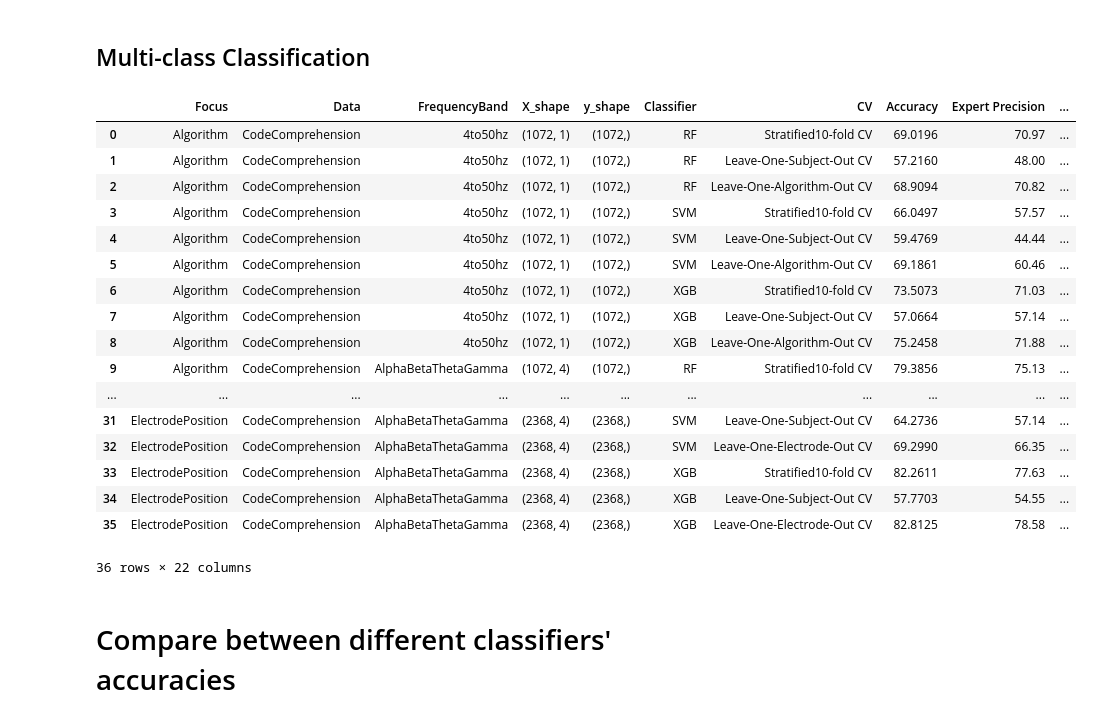
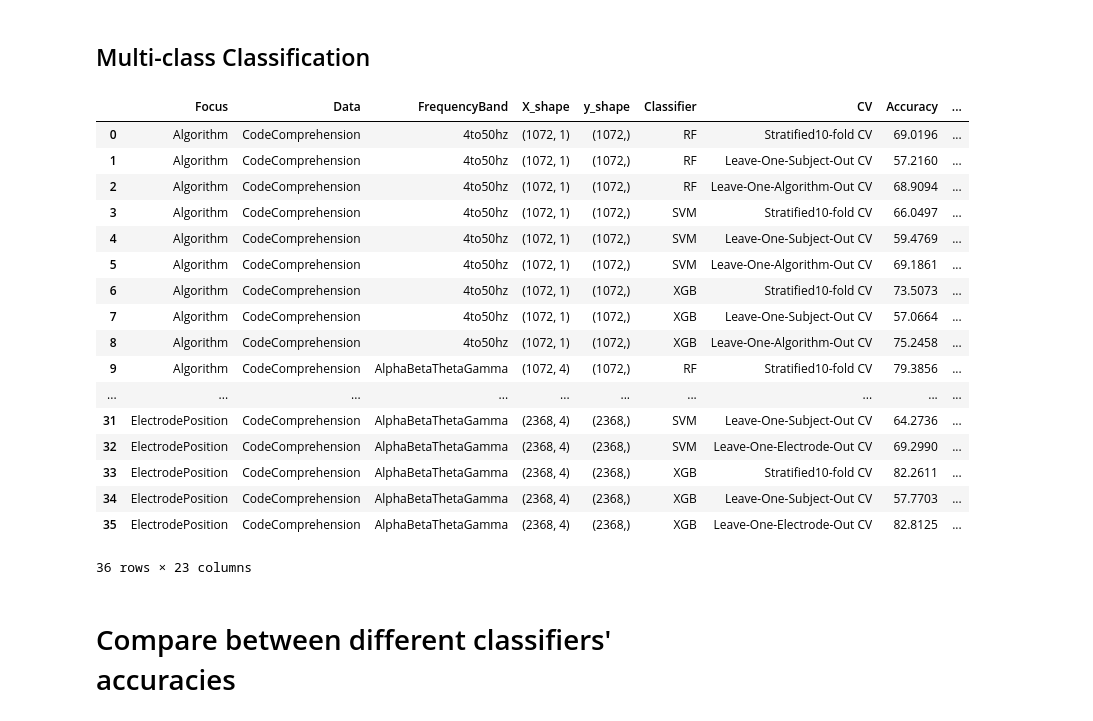
Before and after one commit to Mahima-Acharya/Classifying-Programmers-Skill-Level-using-EEG-data, a Jupyter notebook: 5_Classification/RQ3_classification_middle_window.ipynb, the cells around one changed output. Drawn from its saved outputs; the diff is of its cells as text; code cells hidden in the pictures.

```diff
--- a/5_Classification/RQ3_classification_middle_window.ipynb
+++ b/5_Classification/RQ3_classification_middle_window.ipynb
@@ -18,12 +20,12 @@ path="C:/Users/Mahima Acharya/Documents/BCI/Data/EEG_Result/Paper/RQ3/Classifica
 def get_classification(classifier, classifier_initialisation, cv_methods, cv_strategies, X, y_encoded, participants, focus, num_class):
 
     if num_class == 2:
-        df_clf_result= pd.DataFrame(columns=['Classifier', 'CV', 'Accuracy',
+        df_clf_result= pd.DataFrame(columns=['Classifier', 'CV', 'Accuracy', 'Standard Deviation Accuracy',
                                              'Expert Precision','Expert Recall', 'Expert F1-Score', 'Expert Support',
                                              'Novice Precision','Novice Recall', 'Novice F1-Score', 'Novice Support',
                                              'Best Group', 'Best Accuracy','Best Confusion Matrix' ])
     elif num_class == 3:
-        df_clf_result= pd.DataFrame(columns=['Classifier', 'CV', 'Accuracy',
+        df_clf_result= pd.DataFrame(columns=['Classifier', 'CV', 'Accuracy', 'Standard Deviation Accuracy',
                                              'Expert Precision','Expert Recall', 'Expert F1-Score', 'Expert Support',
                                              'Intermediate Precision','Intermediate Recall', 'Intermediate F1-Score', 'Intermediate Support',
                                              'Novice Precision','Novice Recall', 'Novice F1-Score', 'Novice Support',
@@ -114,9 +116,9 @@ def get_classification(classifier, classifier_initialisation, cv_methods, cv_str
                         class_report[label]['support'].append(metrics['support'])
                 print("\n")
 
-            #Average Accuracy over all folds
-            average_accuracy = np.round((sum(accuracy_scores) / len(accuracy_scores)), decimals=4)
-            print(f"\n Average Accuracy: {average_accuracy}")
+            average_accuracy = np.round(np.mean(accuracy_scores), decimals=4)
+            std_accuracy = np.round(np.std(accuracy_scores), decimals=4)
+            print(f"\n Average Accuracy: {average_accuracy} ± {std_accuracy}")
 
             # Pad smaller matrices with zeros before summing to avoid shape mismatch in multiclass classification
             max_shape = max(cm.shape for cm in conf_matrices)
@@ -155,12 +157,12 @@ def get_classification(classifier, classifier_initialisation, cv_methods, cv_str
                 best_conf_matrix = None
             #Save the result into a dataframe
             if num_class == 2:
-                df_clf_result.loc[len(df_clf_result)]= [classifier, cv_method, average_accuracy,
+                df_clf_result.loc[len(df_clf_result)]= [classifier, cv_method, average_accuracy, std_accuracy,
                                                         average_class_reports['0']['precision'], average_class_reports['0']['recall'], average_class_reports['0']['f1-score'], average_class_reports['0']['support'],
                                                         average_class_reports['1']['precision'], average_class_reports['1']['recall'], average_class_reports['1']['f1-score'], average_class_reports['1']['support'],
                                                         best_group, max_accuracy, best_conf_matrix]
             elif num_class == 3:
-                df_clf_result.loc[len(df_clf_result)]= [classifier, cv_method, average_accuracy,
+                df_clf_result.loc[len(df_clf_result)]= [classifier, cv_method, average_accuracy, std_accuracy,
                                                         average_class_reports['0']['precision'], average_class_reports['0']['recall'], average_class_reports['0']['f1-score'], average_class_reports['0']['support'],
                                                         average_class_reports['1']['precision'], average_class_reports['1']['recall'], average_class_reports['1']['f1-score'], average_class_reports['1']['support'],
                                                         average_class_reports['2']['precision'], average_class_reports['2']['recall'], average_class_reports['2']['f1-score'], average_class_reports['2']['support'],
@@ -194,7 +206,7 @@ sys.stdout = log_file
 
 # Define the number of classes for classification
 num_class = 2
-df_result = pd.DataFrame(columns=['Focus', 'Data', 'FrequencyBand','X_shape','y_shape','Classifier','CV','Accuracy',
+df_result = pd.DataFrame(columns=['Focus', 'Data', 'FrequencyBand','X_shape','y_shape','Classifier','CV','Accuracy', 'Standard Deviation Accuracy',
                                   'Expert Precision','Expert Recall', 'Expert F1-Score', 'Expert Support',
                                   'Novice Precision','Novice Recall', 'Novice F1-Score', 'Novice Support',
                                   'Best Group', 'Best Accuracy'])
@@ -271,6 +283,7 @@ for index, row in tqdm(df_processed.iterrows(), total=len(df_processed)):
         classifier = row['Classifier']
         cv = row['CV']
         accuracy = row['Accuracy']
+        std_accuracy = row['Standard Deviation Accuracy']
         expert_precision = row['Expert Precision']
         expert_recall = row['Expert Recall']
         expert_f1_score = row['Expert F1-Score']
@@ -283,7 +296,7 @@ for index, row in tqdm(df_processed.iterrows(), total=len(df_processed)):
         max_accuracy = row['Best Accuracy']
 
         # Add a new row to df_result
-        df_result.loc[len(df_result)] = [focus, data, freq_band, X_shape, y_shape, classifier, cv, accuracy,
+        df_result.loc[len(df_result)] = [focus, data, freq_band, X_shape, y_shape, classifier, cv, accuracy, std_accuracy,
                                          expert_precision, expert_recall, expert_f1_score, expert_support,
                                          novice_precision, novice_recall, novice_f1_score, novice_support,
                                           best_group, max_accuracy]
@@ -320,7 +333,7 @@ sys.stdout = log_file
 # Define the number of classes for classification
 num_class = 3
 
-df_mcl_result = pd.DataFrame(columns=['Focus', 'Data', 'FrequencyBand','X_shape','y_shape','Classifier', 'CV','Accuracy',
+df_mcl_result = pd.DataFrame(columns=['Focus', 'Data', 'FrequencyBand','X_shape','y_shape','Classifier', 'CV','Accuracy', 'Standard Deviation Accuracy',
                                       'Expert Precision','Expert Recall', 'Expert F1-Score', 'Expert Support',
                                              'Intermediate Precision','Intermediate Recall', 'Intermediate F1-Score', 'Intermediate Support',
                                              'Novice Precision','Novice Recall', 'Novice F1-Score', 'Novice Support',
@@ -398,6 +411,7 @@ for index, row in tqdm(df_processed.iterrows(), total=len(df_processed)):
         classifier = row['Classifier']
         cv = row['CV']
         accuracy = row['Accuracy']
+        std_accuracy = row['Standard Deviation Accuracy']
         expert_precision = row['Expert Precision']
         expert_recall = row['Expert Recall']
         expert_f1_score = row['Expert F1-Score']
@@ -413,7 +427,7 @@ for index, row in tqdm(df_processed.iterrows(), total=len(df_processed)):
         best_group = row ['Best Group']
         max_accuracy = row['Best Accuracy']
         # Add a new row to df_result
-        df_mcl_result.loc[len(df_mcl_result)] = [focus, data, freq_band, X_shape, y_shape, classifier, cv, accuracy,
+        df_mcl_result.loc[len(df_mcl_result)] = [focus, data, freq_band, X_shape, y_shape, classifier, cv, accuracy, std_accuracy,
                                                  expert_precision, expert_recall, expert_f1_score, expert_support,
                                                 intermediate_precision, intermediate_recall, intermediate_f1_score, intermediate_support,
                                                 novice_precision, novice_recall, novice_f1_score, novice_support,
@@ -469,7 +484,7 @@ sys.stdout = log_file
 
 # Define the number of classes for classification
 num_class = 2
-df_result = pd.DataFrame(columns=['Focus', 'Data', 'FrequencyBand','X_shape','y_shape','Classifier','CV','Accuracy',
+df_result = pd.DataFrame(columns=['Focus', 'Data', 'FrequencyBand','X_shape','y_shape','Classifier','CV','Accuracy', 'Standard Deviation Accuracy',
                                   'Expert Precision','Expert Recall', 'Expert F1-Score', 'Expert Support',
                                   'Novice Precision','Novice Recall', 'Novice F1-Score', 'Novice Support',
                                   'Best Group', 'Best Accuracy'])
@@ -546,6 +561,7 @@ for index, row in tqdm(df_processed.iterrows(), total=len(df_processed)):
         classifier = row['Classifier']
         cv = row['CV']
         accuracy = row['Accuracy']
+        std_accuracy = row['Standard Deviation Accuracy']
         expert_precision = row['Expert Precision']
         expert_recall = row['Expert Recall']
         expert_f1_score = row['Expert F1-Score']
@@ -558,7 +574,7 @@ for index, row in tqdm(df_processed.iterrows(), total=len(df_processed)):
         max_accuracy = row['Best Accuracy']
 
         # Add a new row to df_result
-        df_result.loc[len(df_result)] = [focus, data, freq_band, X_shape, y_shape, classifier, cv, accuracy,
+        df_result.loc[len(df_result)] = [focus, data, freq_band, X_shape, y_shape, classifier, cv, accuracy, std_accuracy,
                                          expert_precision, expert_recall, expert_f1_score, expert_support,
                                          novice_precision, novice_recall, novice_f1_score, novice_support,
                                           best_group, max_accuracy]
@@ -599,7 +615,7 @@ sys.stdout = log_file
 # Define the number of classes for classification
 num_class = 3
 
-df_mcl_result = pd.DataFrame(columns=['Focus', 'Data', 'FrequencyBand','X_shape','y_shape','Classifier', 'CV','Accuracy',
+df_mcl_result = pd.DataFrame(columns=['Focus', 'Data', 'FrequencyBand','X_shape','y_shape','Classifier', 'CV','Accuracy', 'Standard Deviation Accuracy',
                                       'Expert Precision','Expert Recall', 'Expert F1-Score', 'Expert Support',
                                              'Intermediate Precision','Intermediate Recall', 'Intermediate F1-Score', 'Intermediate Support',
                                              'Novice Precision','Novice Recall', 'Novice F1-Score', 'Novice Support',
@@ -673,52 +689,53 @@ for index, row in tqdm(df_processed.iterrows(), total=len(df_processed)):
 
     # Iterate through each row in df_clf_result
     for index, row in df_clf_result.iterrows():
         # Extract relevant information from df_clf_result
         classifier = row['Classifier']
         cv = row['CV']
         accuracy = row['Accuracy']
+        std_accuracy = row['Standard Deviation Accuracy']
         expert_precision = row['Expert Precision']
         expert_recall = row['Expert Recall']
         expert_f1_score = row['Expert F1-Score']
         expert_support = row['Expert Support']
         intermediate_precision = row['Intermediate Precision']
         intermediate_recall = row['Intermediate Recall']
         intermediate_f1_score = row['Intermediate F1-Score']
         intermediate_support = row['Intermediate Support']
         novice_precision = row['Novice Precision']
         novice_recall = row['Novice Recall']
         novice_f1_score = row['Novice F1-Score']
         novice_support = row['Novice Support']
         best_group = row ['Best Group']
         max_accuracy = row['Best Accuracy']
         # Add a new row to df_result
-        df_mcl_result.loc[len(df_mcl_result)] = [focus, data, freq_band, X_shape, y_shape, classifier, cv, accuracy,
+        df_mcl_result.loc[len(df_mcl_result)] = [focus, data, freq_band, X_shape, y_shape, classifier, cv, accuracy, std_accuracy,
                                                  expert_precision, expert_recall, expert_f1_score, expert_support,
                                                 intermediate_precision, intermediate_recall, intermediate_f1_score, intermediate_support,
                                                 novice_precision, novice_recall, novice_f1_score, novice_support,
                                                 best_group, max_accuracy]
 
 df_mcl_result.to_csv(result_path_bca+'/mcl_clf_result.csv')
 df_mcl_result
 # %% [output]
-|  | Focus | Data | FrequencyBand | X_shape | y_shape | Classifier | CV | Accuracy | Expert Precision | ... |
-| 0 | Algorithm | CodeComprehension | 4to50hz | (1072, 1) | (1072,) | RF | Stratified10-fold CV | 69.0196 | 70.97 | ... |
-| 1 | Algorithm | CodeComprehension | 4to50hz | (1072, 1) | (1072,) | RF | Leave-One-Subject-Out CV | 57.2160 | 48.00 | ... |
-| 2 | Algorithm | CodeComprehension | 4to50hz | (1072, 1) | (1072,) | RF | Leave-One-Algorithm-Out CV | 68.9094 | 70.82 | ... |
-| 3 | Algorithm | CodeComprehension | 4to50hz | (1072, 1) | (1072,) | SVM | Stratified10-fold CV | 66.0497 | 57.57 | ... |
-| 4 | Algorithm | CodeComprehension | 4to50hz | (1072, 1) | (1072,) | SVM | Leave-One-Subject-Out CV | 59.4769 | 44.44 | ... |
-| 5 | Algorithm | CodeComprehension | 4to50hz | (1072, 1) | (1072,) | SVM | Leave-One-Algorithm-Out CV | 69.1861 | 60.46 | ... |
-| 6 | Algorithm | CodeComprehension | 4to50hz | (1072, 1) | (1072,) | XGB | Stratified10-fold CV | 73.5073 | 71.03 | ... |
-| 7 | Algorithm | CodeComprehension | 4to50hz | (1072, 1) | (1072,) | XGB | Leave-One-Subject-Out CV | 57.0664 | 57.14 | ... |
-| 8 | Algorithm | CodeComprehension | 4to50hz | (1072, 1) | (1072,) | XGB | Leave-One-Algorithm-Out CV | 75.2458 | 71.88 | ... |
-| 9 | Algorithm | CodeComprehension | AlphaBetaThetaGamma | (1072, 4) | (1072,) | RF | Stratified10-fold CV | 79.3856 | 75.13 | ... |
-| ... | ... | ... | ... | ... | ... | ... | ... | ... | ... | ... |
-| 31 | ElectrodePosition | CodeComprehension | AlphaBetaThetaGamma | (2368, 4) | (2368,) | SVM | Leave-One-Subject-Out CV | 64.2736 | 57.14 | ... |
-| 32 | ElectrodePosition | CodeComprehension | AlphaBetaThetaGamma | (2368, 4) | (2368,) | SVM | Leave-One-Electrode-Out CV | 69.2990 | 66.35 | ... |
-| 33 | ElectrodePosition | CodeComprehension | AlphaBetaThetaGamma | (2368, 4) | (2368,) | XGB | Stratified10-fold CV | 82.2611 | 77.63 | ... |
-| 34 | ElectrodePosition | CodeComprehension | AlphaBetaThetaGamma | (2368, 4) | (2368,) | XGB | Leave-One-Subject-Out CV | 57.7703 | 54.55 | ... |
-| 35 | ElectrodePosition | CodeComprehension | AlphaBetaThetaGamma | (2368, 4) | (2368,) | XGB | Leave-One-Electrode-Out CV | 82.8125 | 78.58 | ... |
+|  | Focus | Data | FrequencyBand | X_shape | y_shape | Classifier | CV | Accuracy | ... |
+| 0 | Algorithm | CodeComprehension | 4to50hz | (1072, 1) | (1072,) | RF | Stratified10-fold CV | 69.0196 | ... |
+| 1 | Algorithm | CodeComprehension | 4to50hz | (1072, 1) | (1072,) | RF | Leave-One-Subject-Out CV | 57.2160 | ... |
+| 2 | Algorithm | CodeComprehension | 4to50hz | (1072, 1) | (1072,) | RF | Leave-One-Algorithm-Out CV | 68.9094 | ... |
+| 3 | Algorithm | CodeComprehension | 4to50hz | (1072, 1) | (1072,) | SVM | Stratified10-fold CV | 66.0497 | ... |
+| 4 | Algorithm | CodeComprehension | 4to50hz | (1072, 1) | (1072,) | SVM | Leave-One-Subject-Out CV | 59.4769 | ... |
+| 5 | Algorithm | CodeComprehension | 4to50hz | (1072, 1) | (1072,) | SVM | Leave-One-Algorithm-Out CV | 69.1861 | ... |
+| 6 | Algorithm | CodeComprehension | 4to50hz | (1072, 1) | (1072,) | XGB | Stratified10-fold CV | 73.5073 | ... |
+| 7 | Algorithm | CodeComprehension | 4to50hz | (1072, 1) | (1072,) | XGB | Leave-One-Subject-Out CV | 57.0664 | ... |
+| 8 | Algorithm | CodeComprehension | 4to50hz | (1072, 1) | (1072,) | XGB | Leave-One-Algorithm-Out CV | 75.2458 | ... |
+| 9 | Algorithm | CodeComprehension | AlphaBetaThetaGamma | (1072, 4) | (1072,) | RF | Stratified10-fold CV | 79.3856 | ... |
+| ... | ... | ... | ... | ... | ... | ... | ... | ... | ... |
+| 31 | ElectrodePosition | CodeComprehension | AlphaBetaThetaGamma | (2368, 4) | (2368,) | SVM | Leave-One-Subject-Out CV | 64.2736 | ... |
+| 32 | ElectrodePosition | CodeComprehension | AlphaBetaThetaGamma | (2368, 4) | (2368,) | SVM | Leave-One-Electrode-Out CV | 69.2990 | ... |
+| 33 | ElectrodePosition | CodeComprehension | AlphaBetaThetaGamma | (2368, 4) | (2368,) | XGB | Stratified10-fold CV | 82.2611 | ... |
+| 34 | ElectrodePosition | CodeComprehension | AlphaBetaThetaGamma | (2368, 4) | (2368,) | XGB | Leave-One-Subject-Out CV | 57.7703 | ... |
+| 35 | ElectrodePosition | CodeComprehension | AlphaBetaThetaGamma | (2368, 4) | (2368,) | XGB | Leave-One-Electrode-Out CV | 82.8125 | ... |
-36 rows × 22 columns
+36 rows × 23 columns
 # %%
 # Close the Log File
 log_file.close()
```
Also changed, not shown: parts of 6 cells of this notebook.
